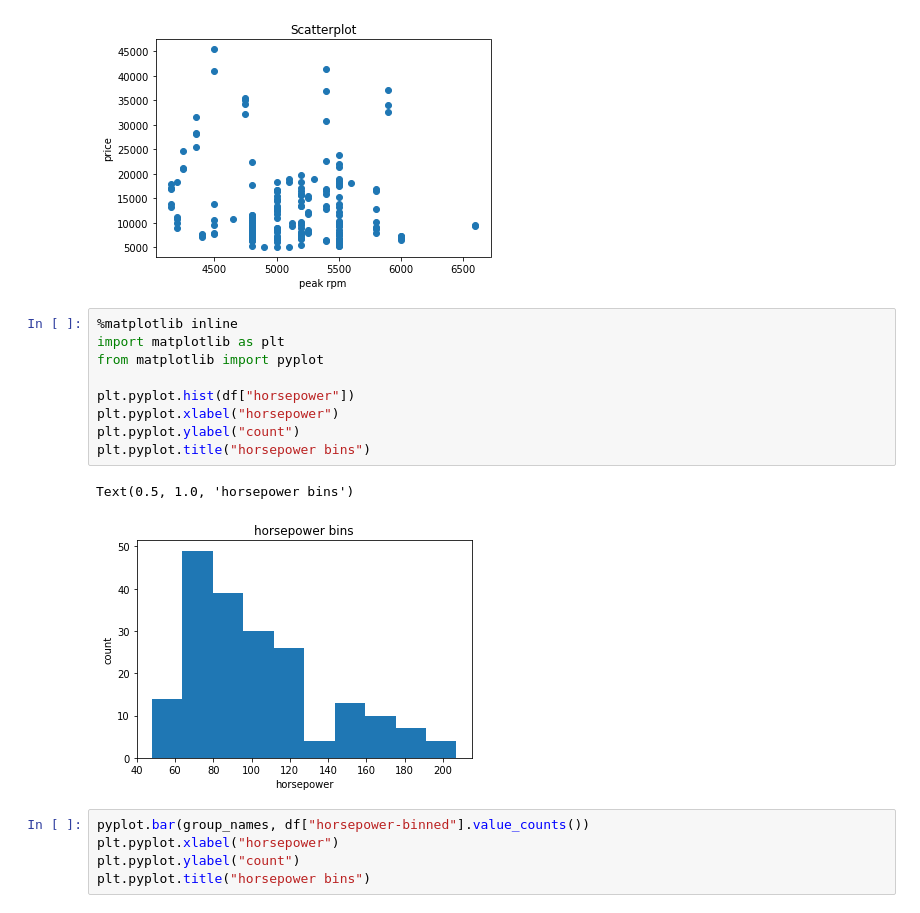
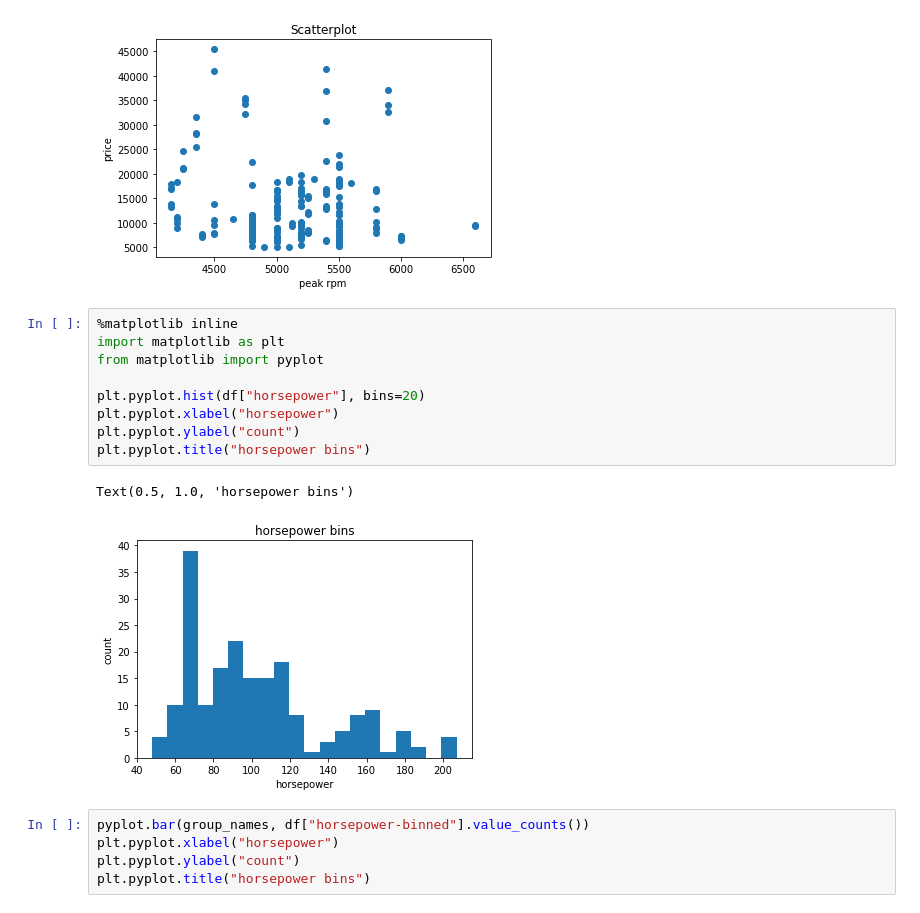
Before and after one commit to FabienNugier/SummaryCommandsPython, a Jupyter notebook: summary_commands.ipynb, the cells around one changed output. Saved outputs shown, nothing was run; the diff lists cells and outputs as text.

```diff
--- a/summary_commands.ipynb
+++ b/summary_commands.ipynb
@@ -1229,15 +1262,15 @@ Text(0, 0.5, 'price')
 # %%
 %matplotlib inline
 import matplotlib as plt
 from matplotlib import pyplot
 
-plt.pyplot.hist(df["horsepower"])
+plt.pyplot.hist(df["horsepower"], bins=20)
 plt.pyplot.xlabel("horsepower")
 plt.pyplot.ylabel("count")
 plt.pyplot.title("horsepower bins")
 # %% [output]
 Text(0.5, 1.0, 'horsepower bins')
-[figure, old version]
+[figure, new version]
 # %%
 pyplot.bar(group_names, df["horsepower-binned"].value_counts())
 plt.pyplot.xlabel("horsepower")
```
Also changed, not shown: parts of 82 cells of this notebook.
